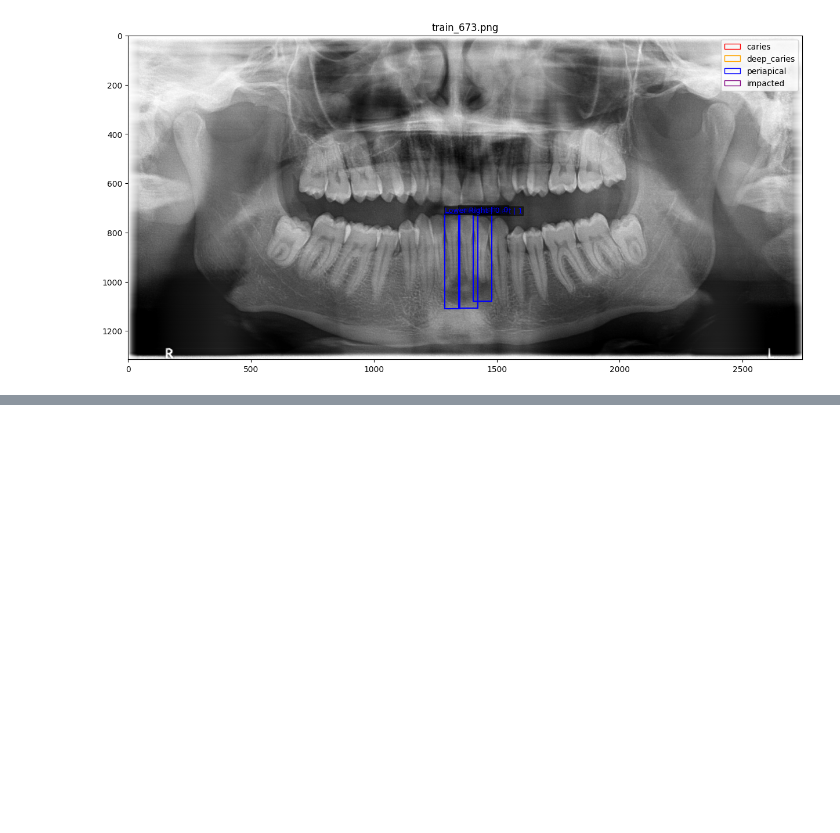
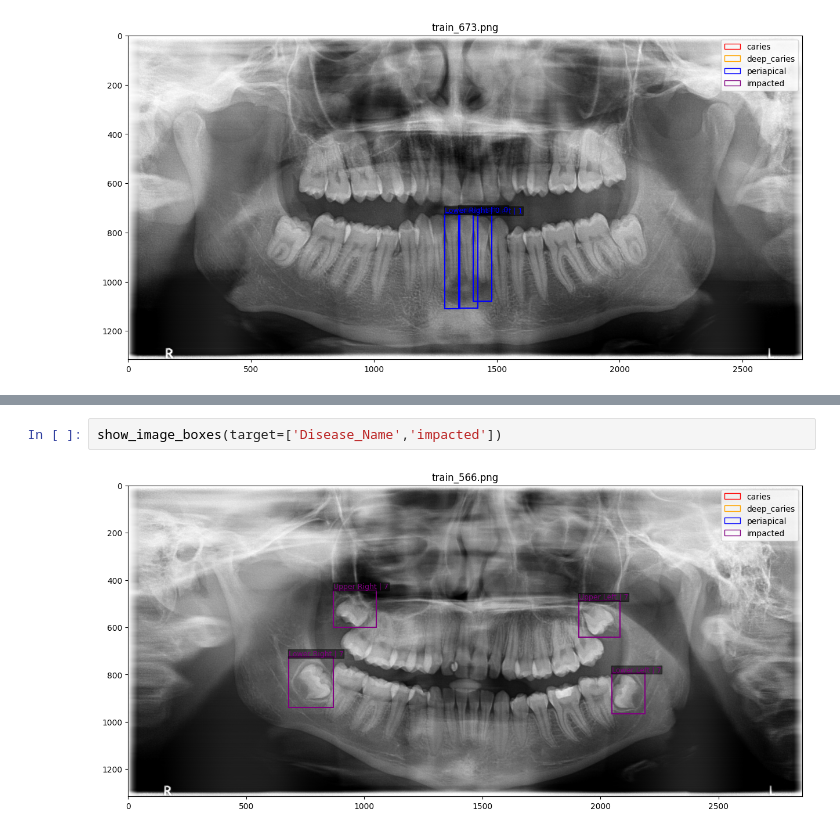
Before and after one commit to abdubakr77/dental-xray-ai, a Jupyter notebook: Notebooks/01_data_exploration.ipynb, the cells around one changed output, grey strips where cells are left out. Cells and saved outputs as stored; diff of their text form; blank space fills up the shorter version.

```diff
--- a/Notebooks/01_data_exploration.ipynb
+++ b/Notebooks/01_data_exploration.ipynb
@@ -327,0 +336,4 @@ show_image_boxes(target=['Disease_Name','periapical'])
+# %%
+show_image_boxes(target=['Disease_Name','impacted'])
+# %% [output]
+[figure, added]
```
Also changed, not shown: parts of 2 cells of this notebook.
